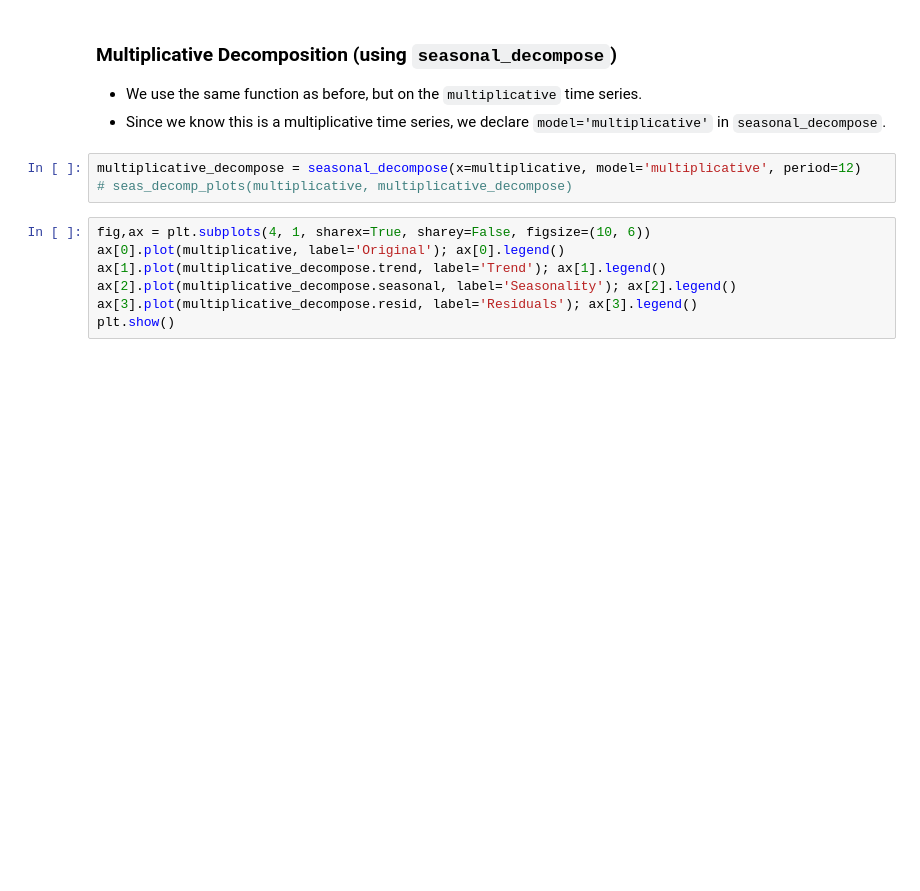
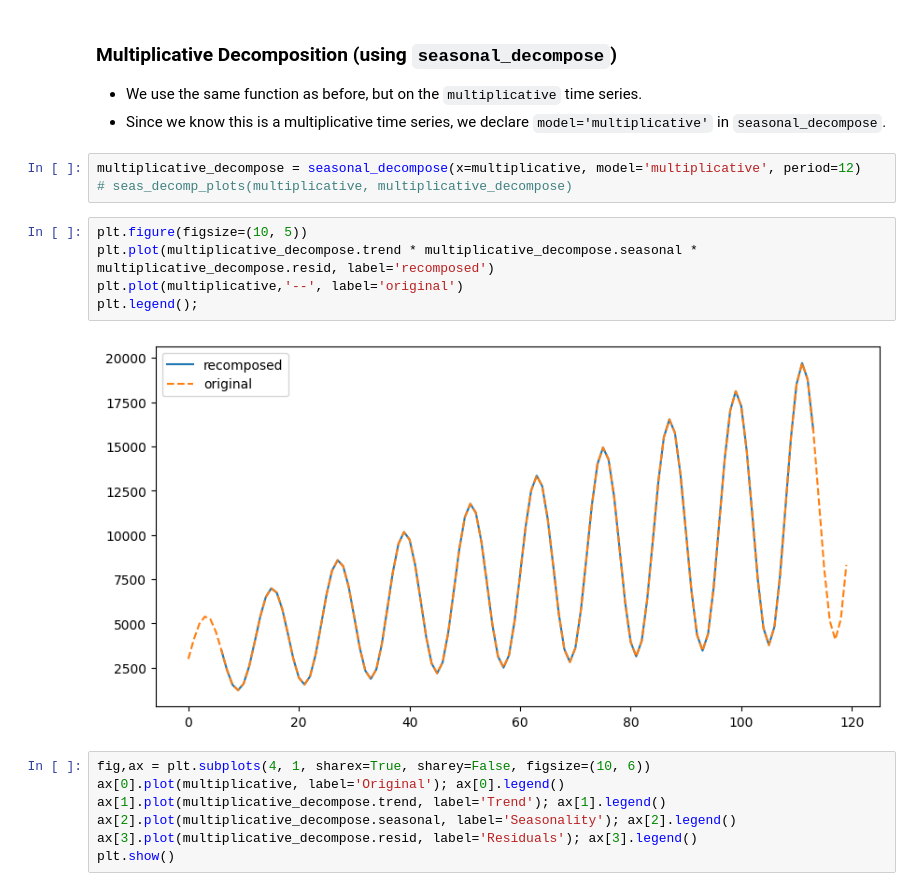
Before and after one commit to jameelahalrawi/matter-js, a Jupyter notebook: ise043_tsaf_2526f_1_intro2tseries.ipynb, the cells around one changed output. Saved outputs shown, nothing was run; the diff lists cells and outputs as text; blank space fills up the shorter version.

```diff
--- a/ise043_tsaf_2526f_1_intro2tseries.ipynb
+++ b/ise043_tsaf_2526f_1_intro2tseries.ipynb
@@ -373,6 +373,13 @@ res.statistic, res.pvalue
 # %%
 multiplicative_decompose = seasonal_decompose(x=multiplicative, model='multiplicative', period=12)
 # seas_decomp_plots(multiplicative, multiplicative_decompose)
+# %%
+plt.figure(figsize=(10, 5))
+plt.plot(multiplicative_decompose.trend * multiplicative_decompose.seasonal * multiplicative_decompose.resid, label='recomposed')
+plt.plot(multiplicative,'--', label='original')
+plt.legend();
+# %% [output]
+[figure, added]
 # %%
 fig,ax = plt.subplots(4, 1, sharex=True, sharey=False, figsize=(10, 6))
 ax[0].plot(multiplicative, label='Original'); ax[0].legend()
```
Also changed, not shown: parts of 9 cells of this notebook.
